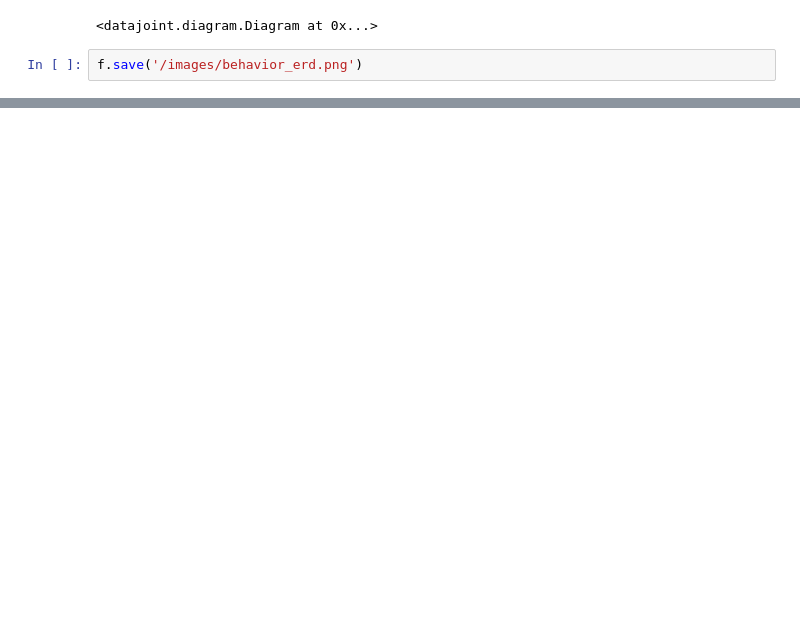
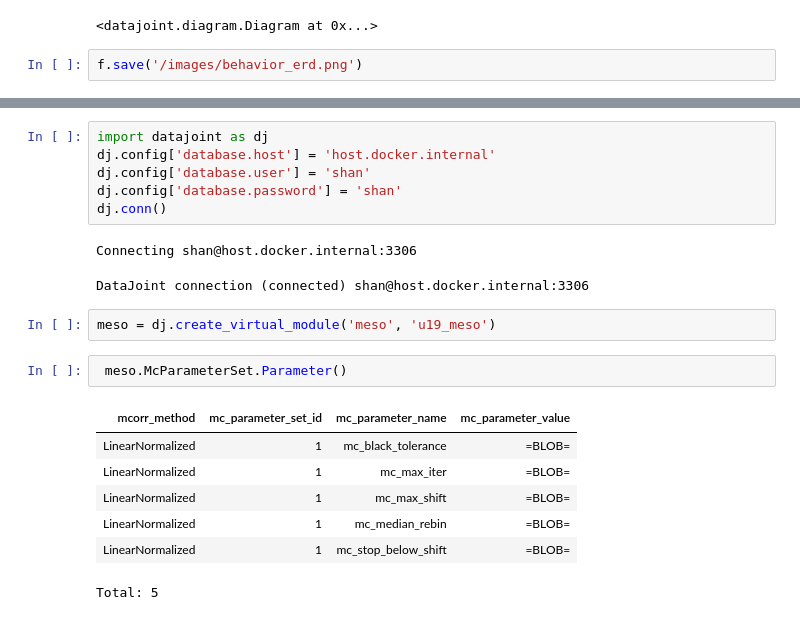
Before and after one commit to BrainCOGS/U19-pipeline-python, a Jupyter notebook: notebooks/ERDs.ipynb, the cells around one changed output, grey strips where cells are left out. Drawn from its saved outputs; the diff is of its cells as text; blank space fills up the shorter version.

```diff
--- a/notebooks/ERDs.ipynb
+++ b/notebooks/ERDs.ipynb
@@ -56,0 +124,21 @@ f.save('/images/behavior_erd.png')
+# %%
+import datajoint as dj
+dj.config['database.host'] = 'host.docker.internal'
+dj.config['database.user'] = 'shan'
+dj.config['database.password'] = 'shan'
+dj.conn()
+# %% [output]
+Connecting shan@host.docker.internal:3306
+DataJoint connection (connected) shan@host.docker.internal:3306
+# %%
+meso = dj.create_virtual_module('meso', 'u19_meso')
+# %%
+ meso.McParameterSet.Parameter()
+# %% [output]
+| mcorr_method | mc_parameter_set_id | mc_parameter_name | mc_parameter_value |
+| LinearNormalized | 1 | mc_black_tolerance | =BLOB= |
+| LinearNormalized | 1 | mc_max_iter | =BLOB= |
+| LinearNormalized | 1 | mc_max_shift | =BLOB= |
+| LinearNormalized | 1 | mc_median_rebin | =BLOB= |
+| LinearNormalized | 1 | mc_stop_below_shift | =BLOB= |
+Total: 5
```
Also changed, not shown: parts of 18 cells of this notebook, 8 other files.
